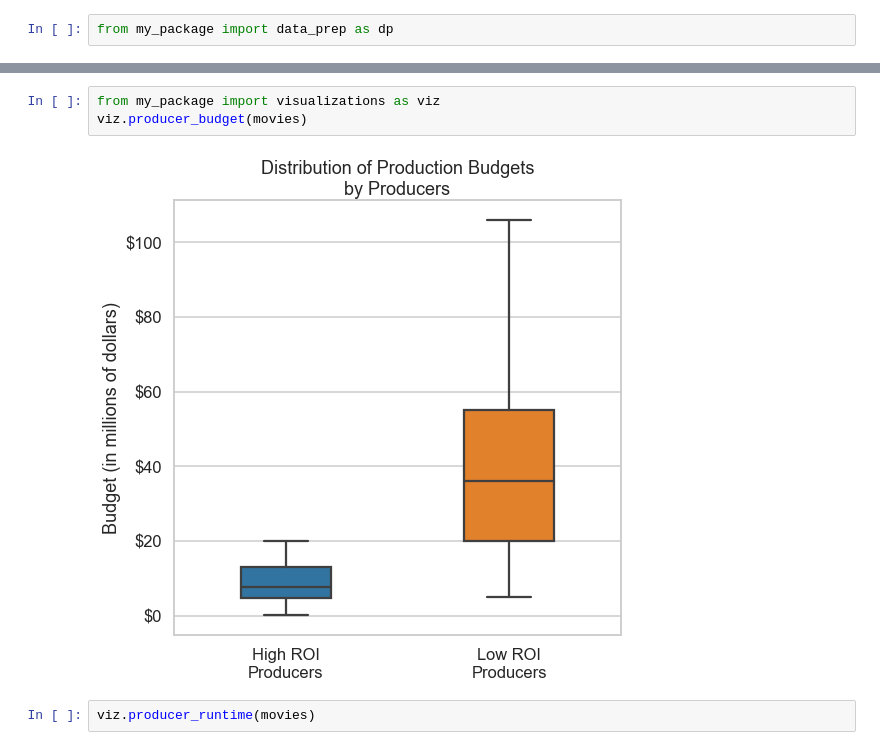
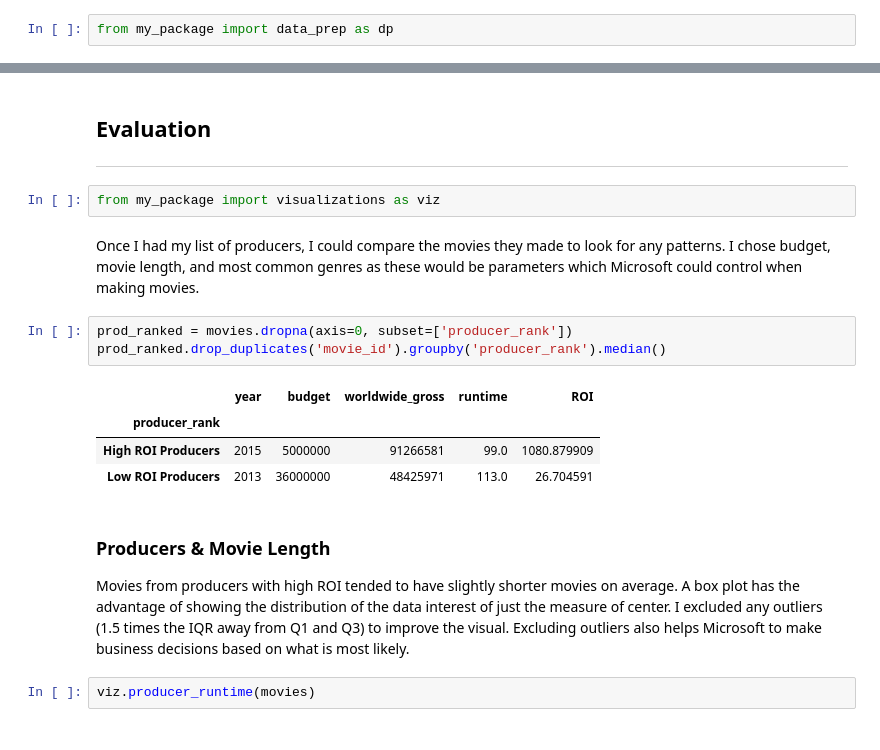
Before and after one commit to rlodetti/Microsoft_Movie_Project, a Jupyter notebook: Published.ipynb, the cells around one changed output, grey strips where cells are left out. Cells and saved outputs as stored; diff of their text form.

```diff
--- a/Published.ipynb
+++ b/Published.ipynb
@@ -145,8 +116,21 @@ Questions to consider:
+# %% [markdown]
+## Evaluation
+***
 # %%
 from my_package import visualizations as viz
-viz.producer_budget(movies)
-# %% [output]
-[figure, removed]
+# %% [markdown]
+Once I had my list of producers, I could compare the movies they made to look for any patterns.  I chose budget, movie length, and most common genres as these would be parameters which Microsoft could control when making movies.
+# %%
+prod_ranked = movies.dropna(axis=0, subset=['producer_rank'])
+prod_ranked.drop_duplicates('movie_id').groupby('producer_rank').median()
+# %% [output]
+|  | year | budget | worldwide_gross | runtime | ROI |
+| producer_rank |  |  |  |  |  |
+| High ROI Producers | 2015 | 5000000 | 91266581 | 99.0 | 1080.879909 |
+| Low ROI Producers | 2013 | 36000000 | 48425971 | 113.0 | 26.704591 |
+# %% [markdown]
+### Producers & Movie Length
+Movies from producers with high ROI tended to have slightly shorter movies on average. A box plot has the advantage of showing the distribution of the data interest of just the measure of center. I excluded any outliers (1.5 times the IQR away from Q1 and Q3) to improve the visual. Excluding outliers also helps Microsoft to make business decisions based on what is most likely.
 # %%
 viz.producer_runtime(movies)
 # %% [output]
```
Also changed, not shown: parts of 36 cells of this notebook, 9 other files.
